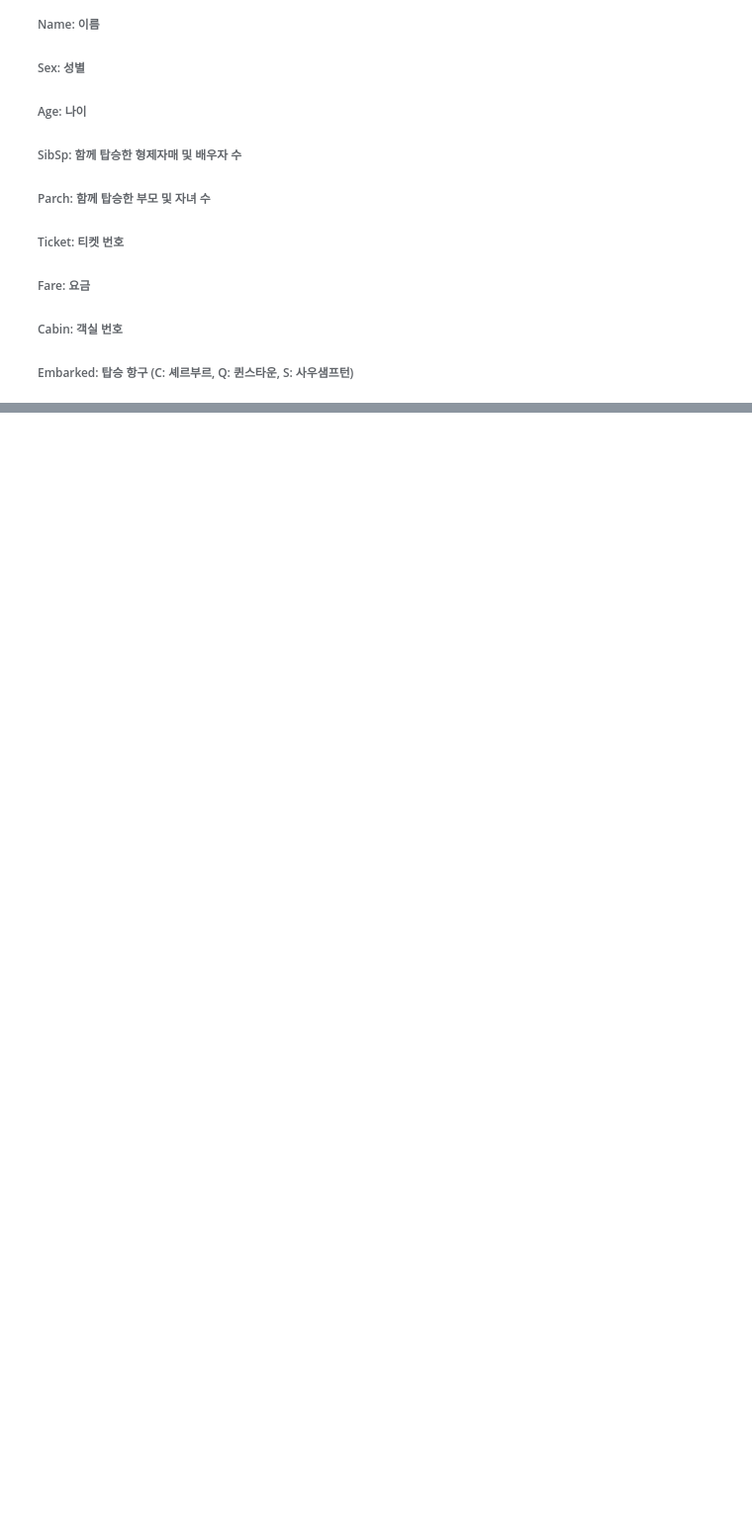
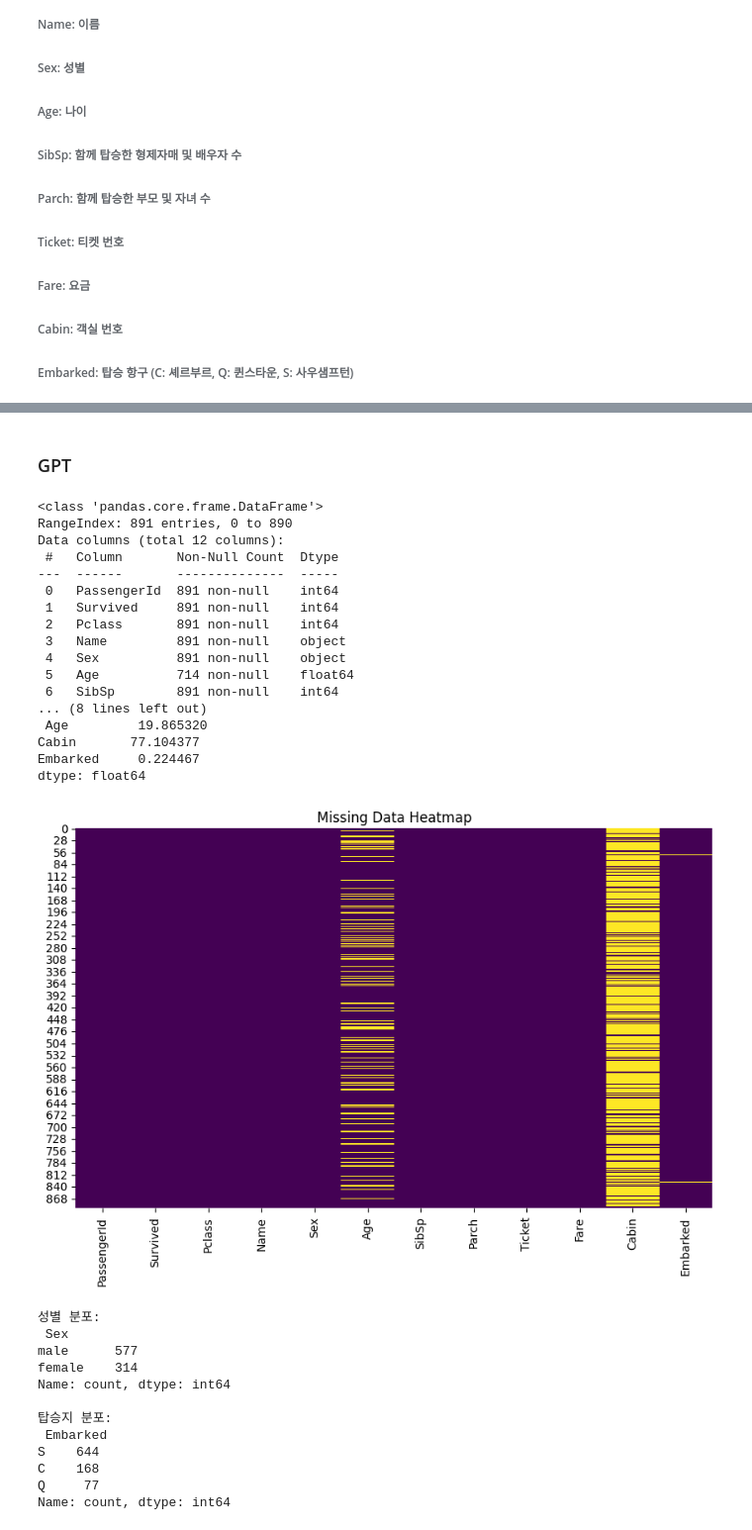
Before and after one commit to MachineBreeder/kaggle, a Jupyter notebook: titanic.ipynb, the cells around one changed output, grey strips where cells are left out. Shown: that part at 99% size. Saved outputs shown, nothing was run; the diff lists cells and outputs as text; code cells hidden in the pictures; blank space fills up the shorter version.

```diff
--- a/titanic.ipynb
+++ b/titanic.ipynb
@@ -30,0 +49,63 @@ train_data.isnull()
+# %% [markdown]
+### GPT
+# %%
+import pandas as pd
+import seaborn as sns
+import matplotlib.pyplot as plt
+
+# 데이터 불러오기
+train = pd.read_csv("./datasets/titanic/train.csv")
+
+# 데이터 정보 확인
+train.info()
+
+# 결측값 비율 확인
+missing_data = train.isnull().mean() * 100
+print("결측값 비율이 있는 열:\n", missing_data[missing_data > 0])
+
+# 결측값 분포 시각화
+plt.figure(figsize=(10, 6))
+sns.heatmap(train.isnull(), cbar=False, cmap="viridis")
+plt.title("Missing Data Heatmap")
+plt.show()
+
+# 수치형 데이터 통계 요약
+train.describe()
+
+# 범주형 변수의 값 분포 확인
+print("성별 분포:\n", train['Sex'].value_counts())
+print("\n탑승지 분포:\n", train['Embarked'].value_counts())
+
+# 데이터 앞부분 미리 보기
+train.head()
+# %% [output]
+<class 'pandas.core.frame.DataFrame'>
+RangeIndex: 891 entries, 0 to 890
+Data columns (total 12 columns):
+ #   Column       Non-Null Count  Dtype
+---  ------       --------------  -----
+ 0   PassengerId  891 non-null    int64
+ 1   Survived     891 non-null    int64
+ 2   Pclass       891 non-null    int64
+ 3   Name         891 non-null    object
+ 4   Sex          891 non-null    object
+ 5   Age          714 non-null    float64
+ 6   SibSp        891 non-null    int64
+... (8 lines left out)
+ Age         19.865320
+Cabin       77.104377
+Embarked     0.224467
+dtype: float64
+[figure, added]
+성별 분포:
+ Sex
+male      577
+female    314
+Name: count, dtype: int64
+
+탑승지 분포:
+ Embarked
+S    644
+C    168
+Q     77
+Name: count, dtype: int64
```
Also changed, not shown: parts of 19 cells of this notebook.
